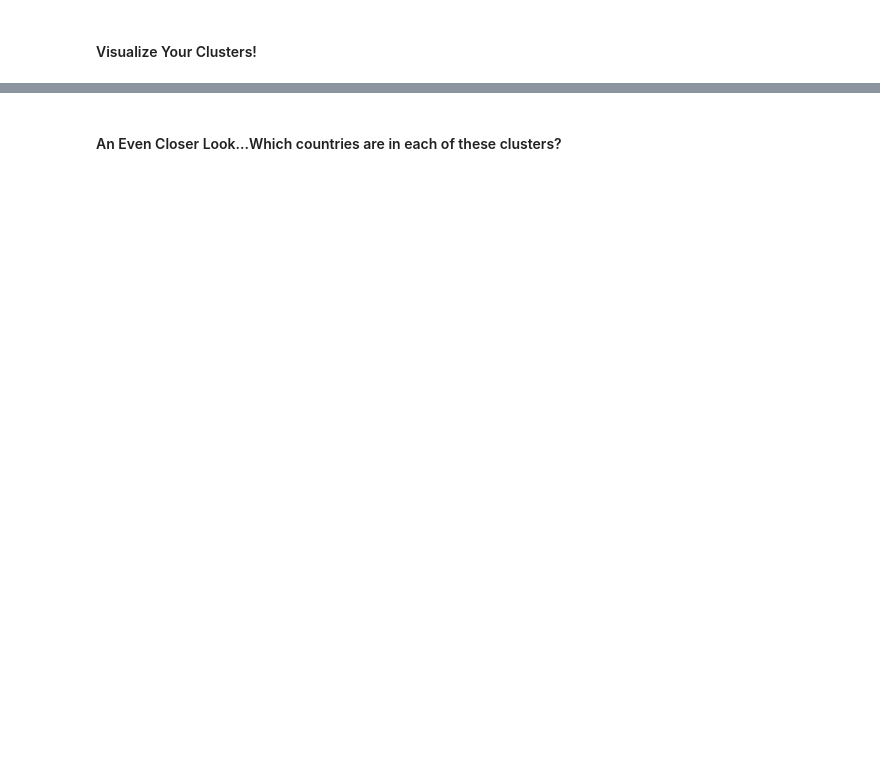
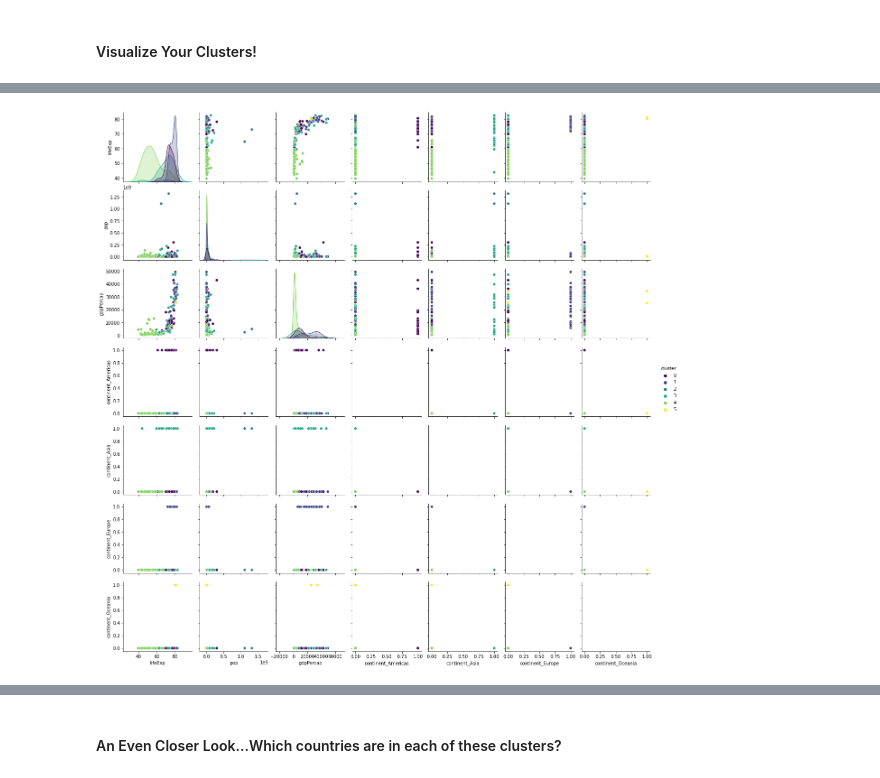
Before and after one commit to Tatadektep/Clustering_Lab, a Jupyter notebook: starter-code.ipynb, the cells around one changed output, grey strips where cells are left out. Cells and saved outputs as stored; diff of their text form; code cells hidden in the pictures; blank space fills up the shorter version.

```diff
--- a/starter-code.ipynb
+++ b/starter-code.ipynb
@@ -105,2 +300,7 @@ Answer Here:
+# %%
+# Pairplot
+sns.pairplot(df, hue="cluster", palette="viridis");
+# %% [output]
+[figure, added]
 # %%
 # Method 1: Pairplots/Scatterplots
```
Also changed, not shown: parts of 55 cells of this notebook.
